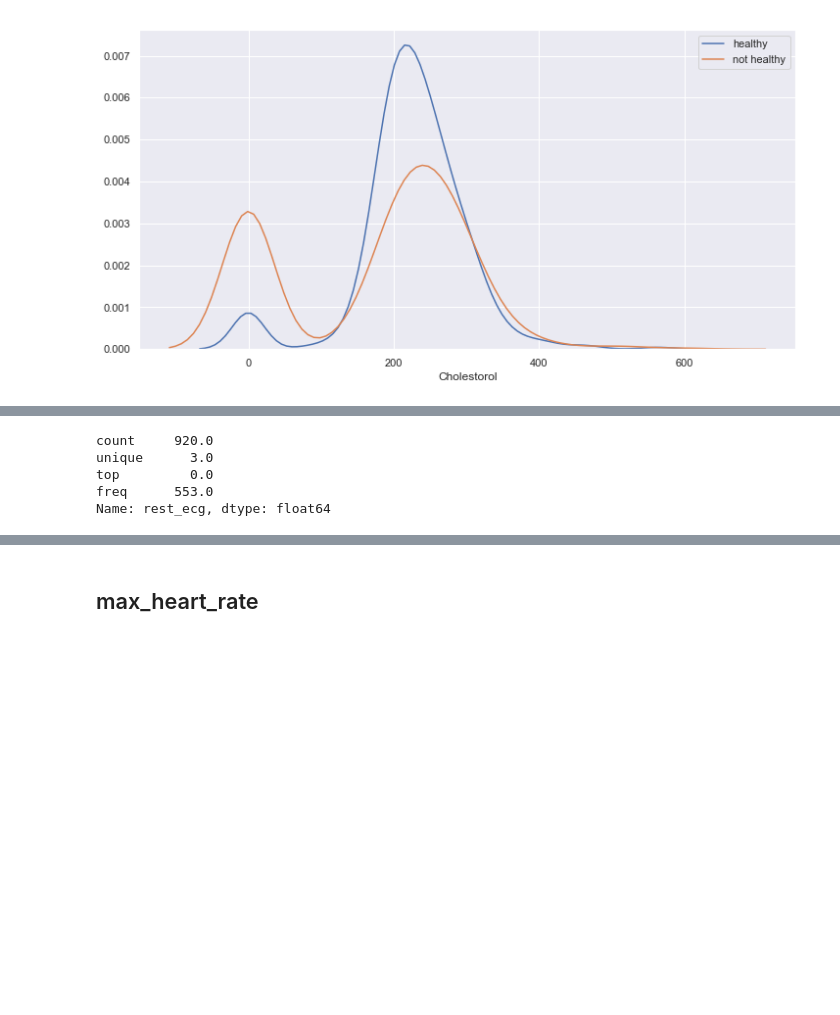
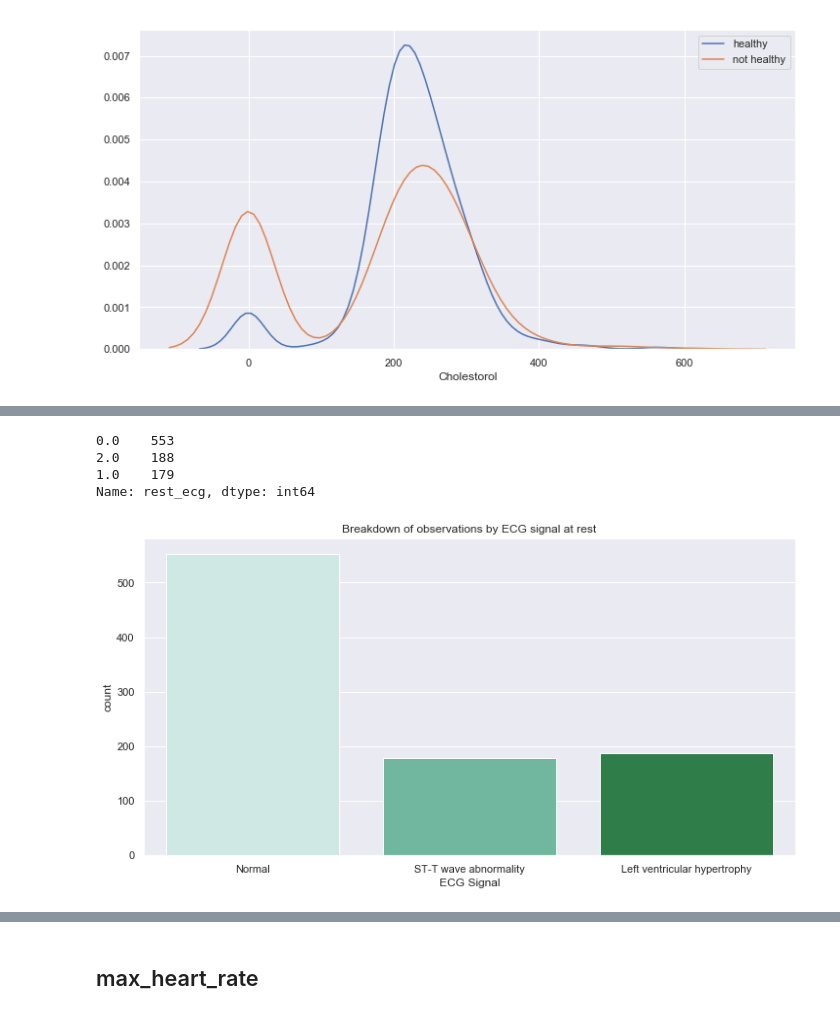
Before and after one commit to dimitraz/medical-data, a Jupyter notebook: Data Wrangling 2.ipynb, the cells around one changed output, grey strips where cells are left out. Cells and saved outputs as stored; diff of their text form; code cells hidden in the pictures; blank space fills up the shorter version.

```diff
--- a/Data Wrangling 2.ipynb
+++ b/Data Wrangling 2.ipynb
@@ -533,8 +561,15 @@ Name: fast_blood_sugar, dtype: float64
 # %%
-df.rest_ecg.describe()
+df.rest_ecg.value_counts()
 # %% [output]
-count     920.0
-unique      3.0
-top         0.0
-freq      553.0
-Name: rest_ecg, dtype: float64
+0.0    553
+2.0    188
+1.0    179
+Name: rest_ecg, dtype: int64
+# %%
+ax = sns.countplot(x="rest_ecg", data=df, palette="BuGn")
+ax.set_title("Breakdown of observations by ECG signal at rest")
+ax.set_xticklabels(["Normal", "ST-T wave abnormality", "Left ventricular hypertrophy"])
+ax.set_xlabel("ECG Signal")
+plt.show()
+# %% [output]
+[figure, added]
```
Also changed, not shown: parts of 14 cells of this notebook.
